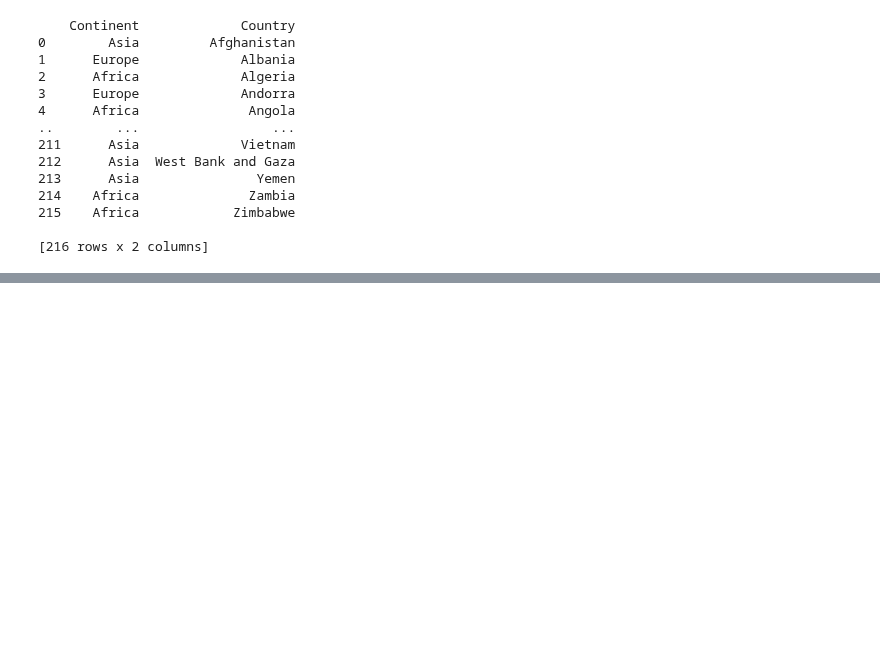
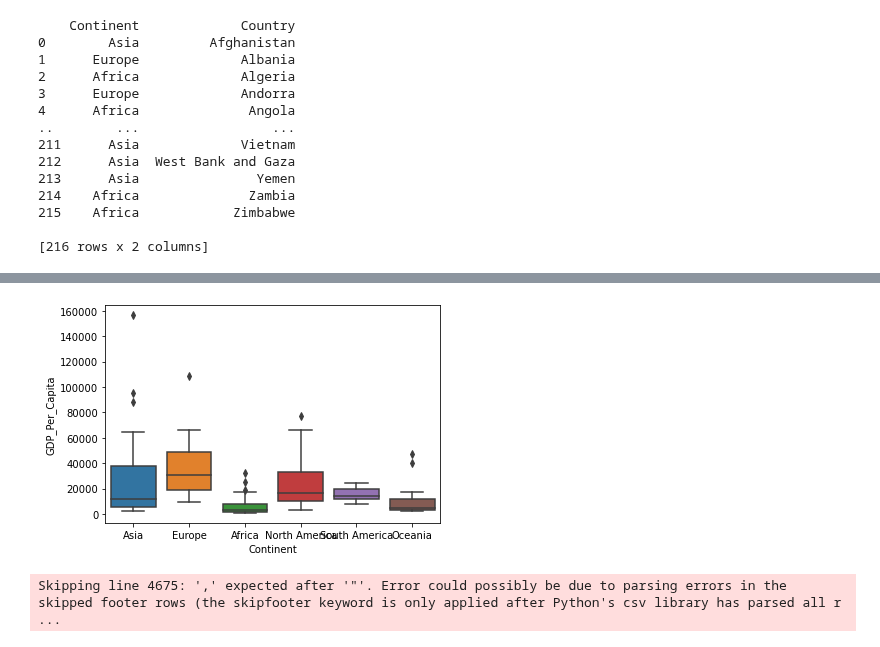
Before and after one commit to nss-data-science-cohort-5/un_exploration-ccmerry, a Jupyter notebook: notebooks/UN_Data_Exploration.ipynb, the cells around one changed output, grey strips where cells are left out. Cells and saved outputs as stored; diff of their text form; code cells hidden in the pictures; blank space fills up the shorter version.

```diff
--- a/notebooks/UN_Data_Exploration.ipynb
+++ b/notebooks/UN_Data_Exploration.ipynb
@@ -227,0 +286,8 @@ print(continents)
+# %%
+sns.boxplot(data = gdp_df[gdp_df["Year"]==2014],x = "Continent", y = "GDP_Per_Capita");
+# %% [output]
+[figure, added]
+# %%
+internet_df = pd.read_csv("../data/internet_use.csv", error_bad_lines=False, keep_default_na = False, skipfooter = 180, engine='python')
+# %% [output]
+Skipping line 4675: ',' expected after '"'. Error could possibly be due to parsing errors in the skipped footer rows (the skipfooter keyword is only applied after Python's csv library has parsed all r ...
```
Also changed, not shown: parts of 22 cells of this notebook.
